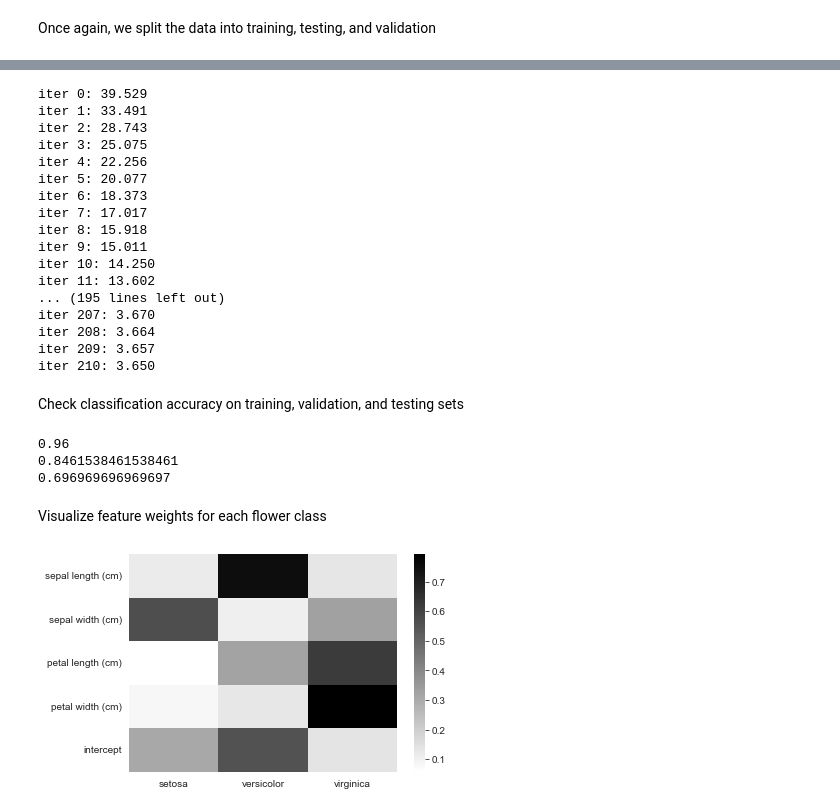
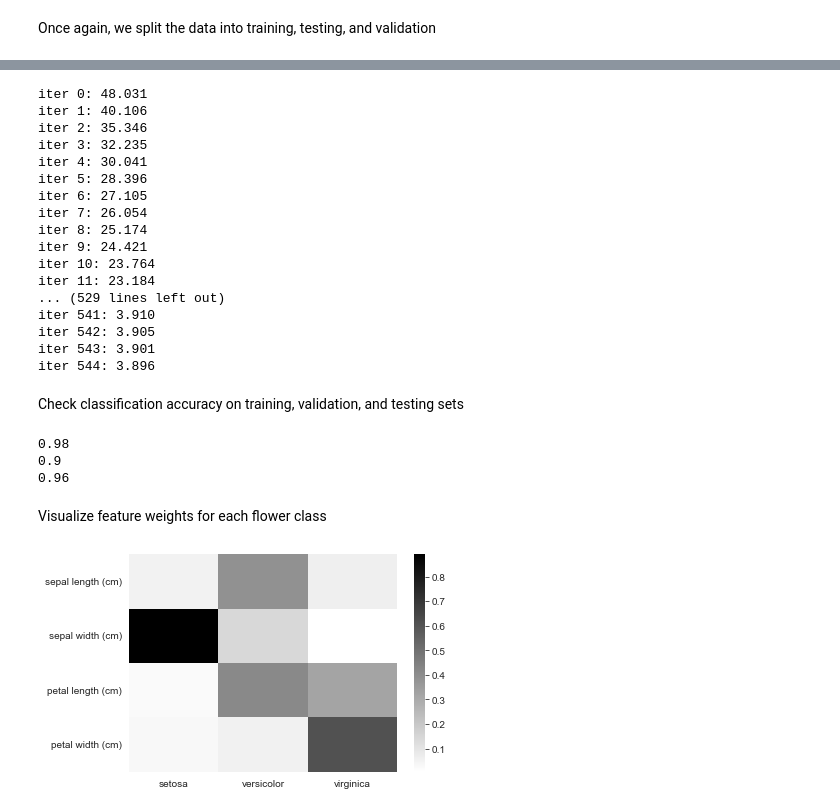
Before and after one commit to yueliyl/gec_intro2ml, a Jupyter notebook: MulticlassLogistic.ipynb, the cells around one changed output, grey strips where cells are left out. Cells and saved outputs as stored; diff of their text form; code cells hidden in the pictures.

Commit message:
Fix the bugs for the weight heatmap
Normalizing over features (i.e., rows) per column for the heatmap as opposed to over columns per feature.

```diff
--- a/MulticlassLogistic.ipynb
+++ b/MulticlassLogistic.ipynb
@@ -246,7 +246,7 @@ print(y)
 Once again, we split the data into training, testing, and validation
 # %%
 X_train, X_test, y_train, y_test = model_selection.train_test_split(
-    X, y, test_size = 0.66, random_state=1, shuffle=True)
+    X, y, test_size = 0.33, random_state=1, shuffle=True)
 
 X_train, X_valid, y_train, y_valid = model_selection.train_test_split(
     X_train, y_train, test_size = 0.5, random_state=1, shuffle=True)
@@ -301,23 +303,23 @@ mlr = Multinomial_logistic(D, C)
 optimal_niter = ce_valid.argmin()
 _, _ = mlr.fit(X_train, y_train, niter=optimal_niter) # retrain the model using best niter
 # %% [output]
-iter 0: 39.529
-iter 1: 33.491
-iter 2: 28.743
-iter 3: 25.075
-iter 4: 22.256
-iter 5: 20.077
-iter 6: 18.373
-iter 7: 17.017
-iter 8: 15.918
-iter 9: 15.011
-iter 10: 14.250
-iter 11: 13.602
-... (195 lines left out)
-iter 207: 3.670
-iter 208: 3.664
-iter 209: 3.657
-iter 210: 3.650
+iter 0: 48.031
+iter 1: 40.106
+iter 2: 35.346
+iter 3: 32.235
+iter 4: 30.041
+iter 5: 28.396
+iter 6: 27.105
+iter 7: 26.054
+iter 8: 25.174
+iter 9: 24.421
+iter 10: 23.764
+iter 11: 23.184
+... (529 lines left out)
+iter 541: 3.910
+iter 542: 3.905
+iter 543: 3.901
+iter 544: 3.896
 # %% [markdown]
 Check classification accuracy on training, validation, and testing sets
 # %%
@@ -329,25 +331,24 @@ print(train_accuracy)
 print(valid_accuracy)
 print(test_accuracy)
 # %% [output]
+0.98
+0.9
 0.96
-0.8461538461538461
-0.696969696969697
 # %% [markdown]
 Visualize feature weights for each flower class
 # %%
-W_hat = mlr.W
+W_hat = mlr.W[:-1,:] # remove the intercept
 W_hat_transformed = np.exp(W_hat)
-W_hat_transformed = W_hat_transformed / W_hat_transformed.sum(axis=1).reshape(W_hat_transformed.shape[0], 1)
+W_hat_transformed = W_hat_transformed / W_hat_transformed.sum(axis=0)[None,:]
 
 import pandas as pd
 iris = datasets.load_iris()
 feature_names = iris['feature_names'].copy()
-feature_names.append('intercept')
 label_names = iris['target_names'].tolist()
 
 W_hat_transformed_df = pd.DataFrame(W_hat_transformed, columns=label_names, index=feature_names)
 hmp = heatmap(W_hat_transformed_df, cmap='gray_r')
 fig = hmp.get_figure()
 fig.savefig("iris_W_hat_transformed.png", bbox_inches="tight", dpi=300)
 # %% [output]
-[figure, old version]
+[figure, new version]
```
Also changed, not shown: parts of 9 cells of this notebook.
